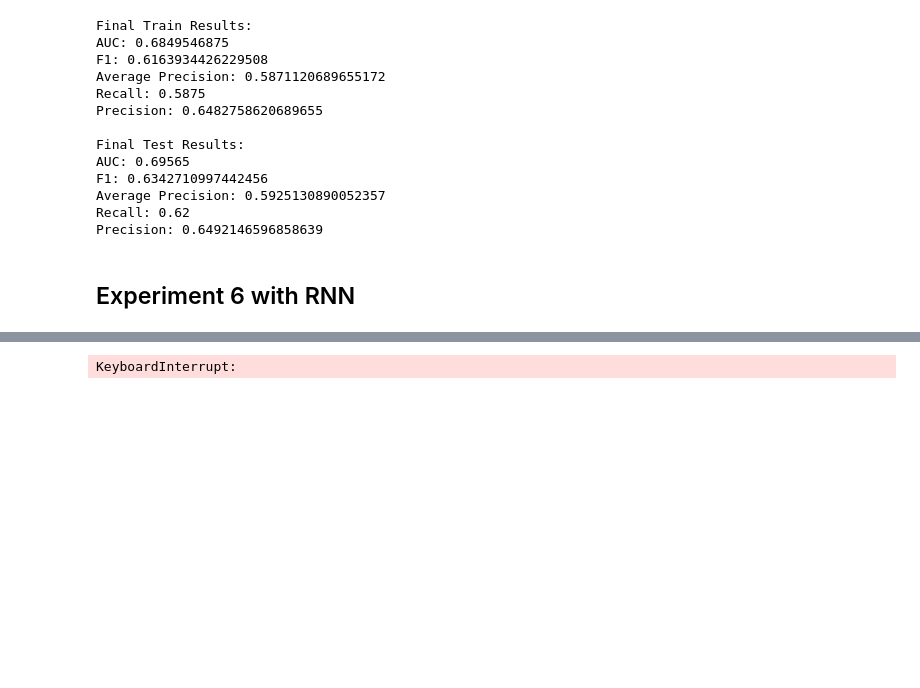
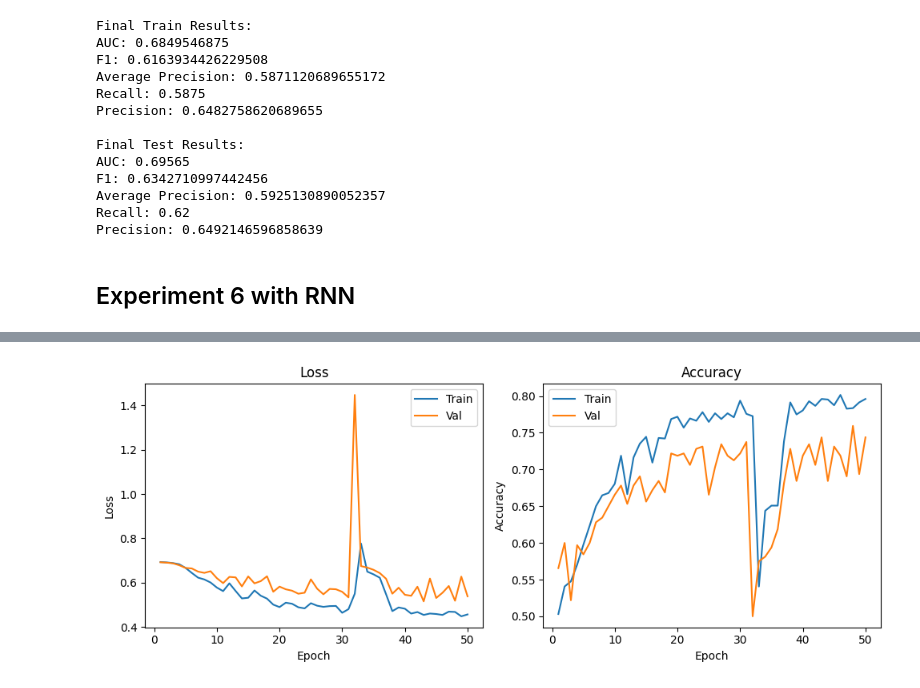
Before and after one commit to alan-man/tal-projet, a Jupyter notebook: movies.ipynb, the cells around one changed output, grey strips where cells are left out. Cells and saved outputs as stored; diff of their text form; code cells hidden in the pictures; blank space fills up the shorter version.

Commit message:
graphs rnn vanilla

```diff
--- a/movies.ipynb
+++ b/movies.ipynb
@@ -974,11 +972,11 @@ class RNNClassifier(nn.Module):
         logits = self.fc(last_hidden).squeeze(1)  # (batch,)
         return logits
 
-num_layers = 2
+num_layers = 3
 hidden_dim = 128
-model = RNNClassifier("rnn", vocab_size, embed_dim, hidden_dim, num_layers, embedding_matrix).to(device)
+model = RNNClassifier("gru", vocab_size, embed_dim, hidden_dim, num_layers, embedding_matrix).to(device)
 criterion = nn.BCEWithLogitsLoss()  # combines sigmoid + BCELoss
-optimizer = torch.optim.Adam(model.parameters(), lr=0.001)
+optimizer = torch.optim.Adam(model.parameters(), lr=0.0001)
 # %%
 def compute_metrics(y_true, y_prob):
     y_true = np.array(y_true)
@@ -999,7 +997,7 @@ def compute_metrics(y_true, y_prob):
         "Precision": prec,
     }
 
-def train_model(model, train_loader, val_loader, epochs=5):
+def train_model(model, train_loader, val_loader, epochs=5,verbose=True):
     history = {
         "train_loss": [],
         "val_loss": [],
@@ -1062,12 +1060,36 @@ def train_model(model, train_loader, val_loader, epochs=5):
         history["train_acc"].append(train_acc)
         history["val_acc"].append(val_acc)
 
-        print(f"Epoch {epoch}/{epochs} | "
-              f"Train Loss: {train_loss:.4f} Acc: {train_acc:.4f} | "
-              f"Val Loss: {val_loss:.4f} Acc: {val_acc:.4f}")
+        if verbose:
+            print(f"Epoch {epoch}/{epochs} | "
+                  f"Train Loss: {train_loss:.4f} Acc: {train_acc:.4f} | "
+                  f"Val Loss: {val_loss:.4f} Acc: {val_acc:.4f}")
 
     return history
-
-history = train_model(model, train_loader, val_loader, epochs=10)
-# %% [output]
-KeyboardInterrupt:
+# %%
+history = train_model(model, train_loader, val_loader, epochs=50)
+# %%
+epochs = range(1, len(history["train_loss"]) + 1)
+
+plt.figure(figsize=(10,4))
+plt.subplot(1,2,1)
+plt.plot(epochs, history["train_loss"], label="Train")
+plt.plot(epochs, history["val_loss"], label="Val")
+plt.xlabel("Epoch")
+plt.ylabel("Loss")
+plt.legend()
+plt.title("Loss")
+
+plt.subplot(1,2,2)
+plt.plot(epochs, history["train_acc"], label="Train")
+plt.plot(epochs, history["val_acc"], label="Val")
+plt.xlabel("Epoch")
+plt.ylabel("Accuracy")
+plt.legend()
+plt.title("Accuracy")
+
+plt.tight_layout()
+plt.savefig("images/.pdf")
+plt.show()
+# %% [output]
+[figure, added]
```
Also changed, not shown: parts of 7 cells of this notebook, 12 other files.
